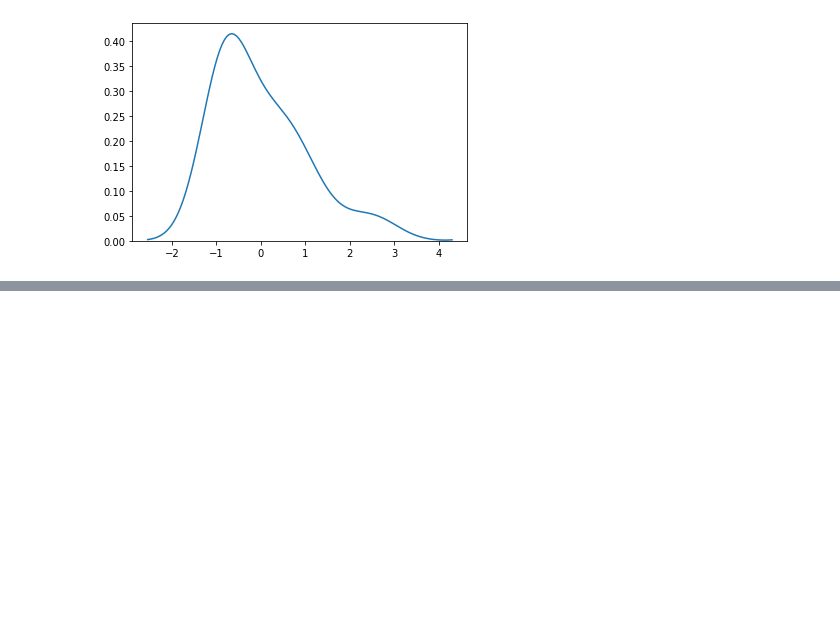
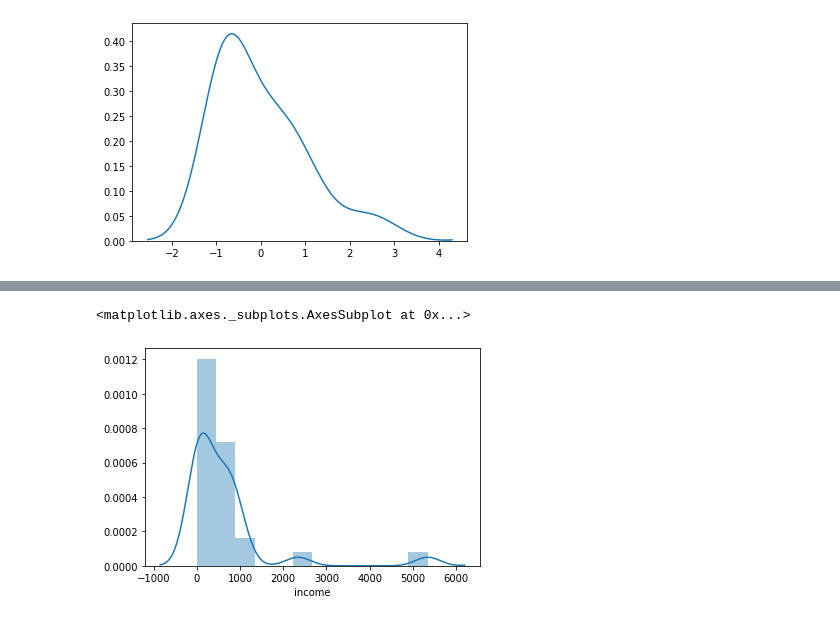
Before and after one commit to bnriiitb/applied_machine_learning_course, a Jupyter notebook: 08 Unsupervsed Learning/Unsupervised Learning.ipynb, the cells around one changed output, grey strips where cells are left out. Cells and saved outputs as stored; diff of their text form; code cells hidden in the pictures; blank space fills up the shorter version.

```diff
--- a/08 Unsupervsed Learning/Unsupervised Learning.ipynb
+++ b/08 Unsupervsed Learning/Unsupervised Learning.ipynb
@@ -83,0 +100,5 @@ sns.distplot([(x-u)/s for x in df.age],hist=False)
+# %%
+sns.distplot(df.income)
+# %% [output]
+<matplotlib.axes._subplots.AxesSubplot at 0x...>
+[figure, added]
```
Also changed, not shown: parts of 16 cells of this notebook.
